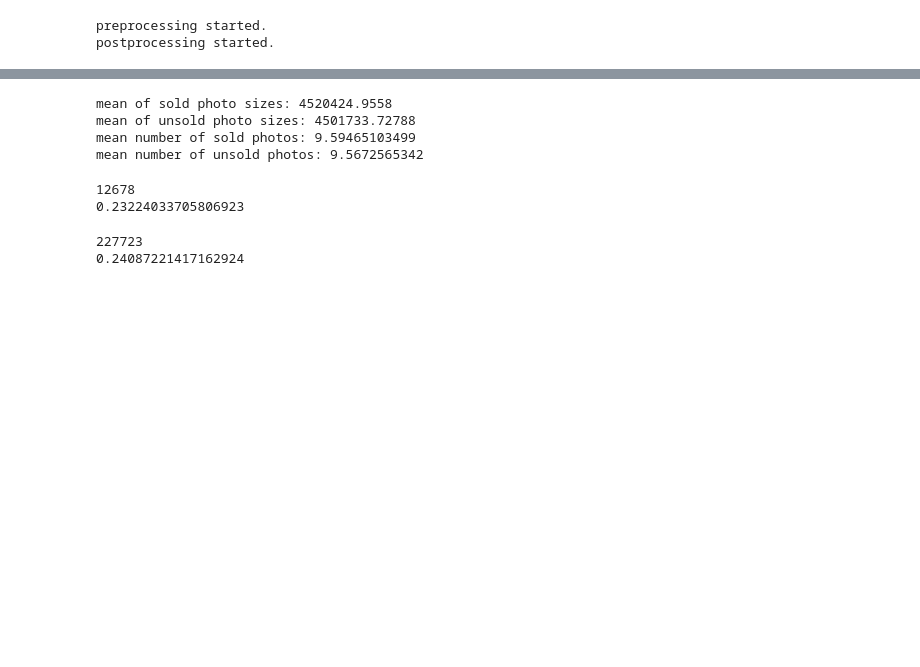
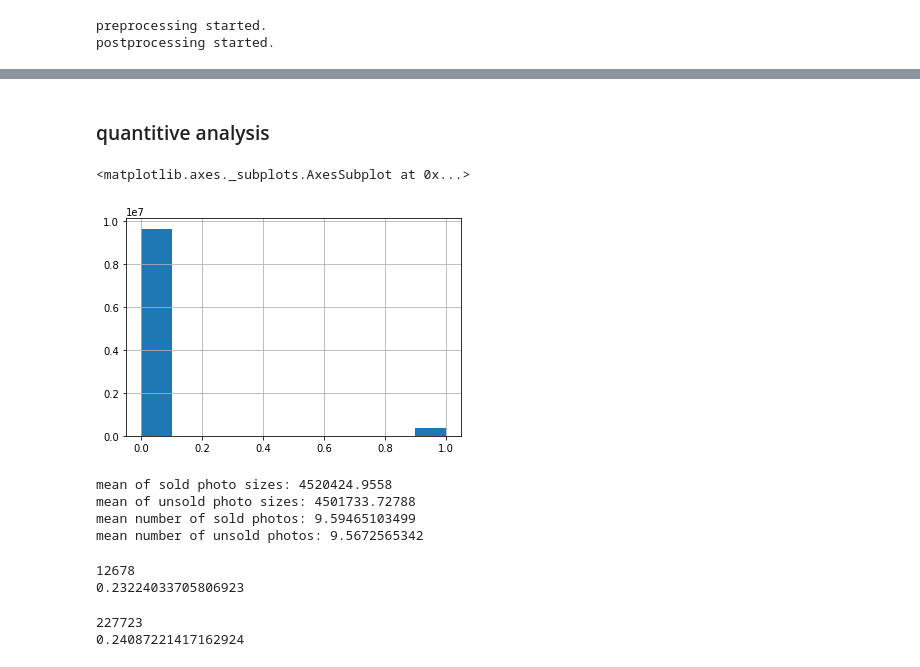
Before and after one commit to Kotuzo/EPIK_Solution, a Jupyter notebook: src/having_fun_with_text.ipynb, the cells around one changed output, grey strips where cells are left out. Saved outputs shown, nothing was run; the diff lists cells and outputs as text; code cells hidden in the pictures; blank space fills up the shorter version.

```diff
--- a/src/having_fun_with_text.ipynb
+++ b/src/having_fun_with_text.ipynb
@@ -68,3 +81,10 @@ sns.heatmap(data.corr())
+# %% [markdown]
+### quantitive analysis
+# %%
+data['predict_sold'].hist()
+# %% [output]
+<matplotlib.axes._subplots.AxesSubplot at 0x...>
+[figure, added]
 # %%
 print('mean of sold photo sizes:',
       data[data['predict_sold'] == 1]['photos_surface'].mean())
```
Also changed, not shown: parts of 54 cells of this notebook, 8 other files.
